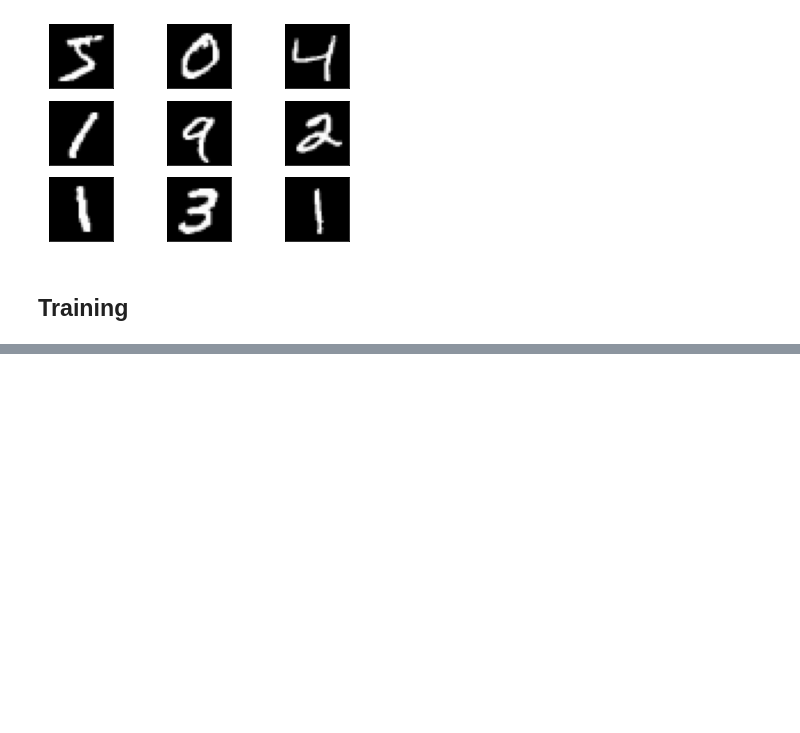
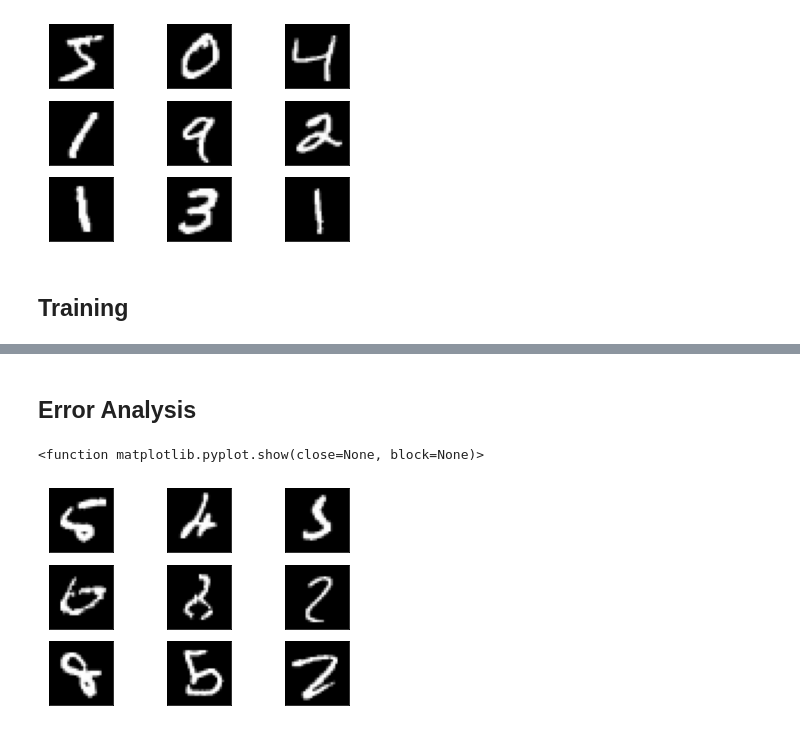
Before and after one commit to PhilipS-1/HandwrittenDigitRecognition, a Jupyter notebook: HandwrittenCharacterRecognition.ipynb, the cells around one changed output, grey strips where cells are left out. Cells and saved outputs as stored; diff of their text form; code cells hidden in the pictures; blank space fills up the shorter version.

Commit message:
added error analysis

```diff
--- a/HandwrittenCharacterRecognition.ipynb
+++ b/HandwrittenCharacterRecognition.ipynb
@@ -14,6 +15,7 @@ from NeuralNetwork import Perceptron, NNLayer, EuclideanLoss, SigmoidLayer, Mult
 ## Data import
 # %%
 (train_data, train_labels,), (test_data, test_labels) =  mnist.load_data()
+test_data_original = test_data
 # %%
 print('Train data shape: ', train_data.shape)
 print('Train labels shape: ', train_labels.shape)
@@ -45,0 +127,15 @@ mlp = MultilayerPerceptron(n_input=2, n_hidden = [3,3] , n_output=2, activation_
+# %% [markdown]
+## Error Analysis
+# %%
+wrong_classified_indices = [x for x in range(test_labels.shape[0]) if test_labels[x] != pred_labels[x]]
+
+#examples of wrongly classified digits:
+for i in range(9):
+    ax = plt.subplot(330 + 1 + i, )
+    ax.set_xticks([])
+    ax.set_yticks([])
+    plt.imshow(test_data_original[wrong_classified_indices[i*3]], cmap = plt.get_cmap('gray'))
+plt.show
+# %% [output]
+<function matplotlib.pyplot.show(close=None, block=None)>
+[figure, added]
```
Also changed, not shown: parts of 7 cells of this notebook.
